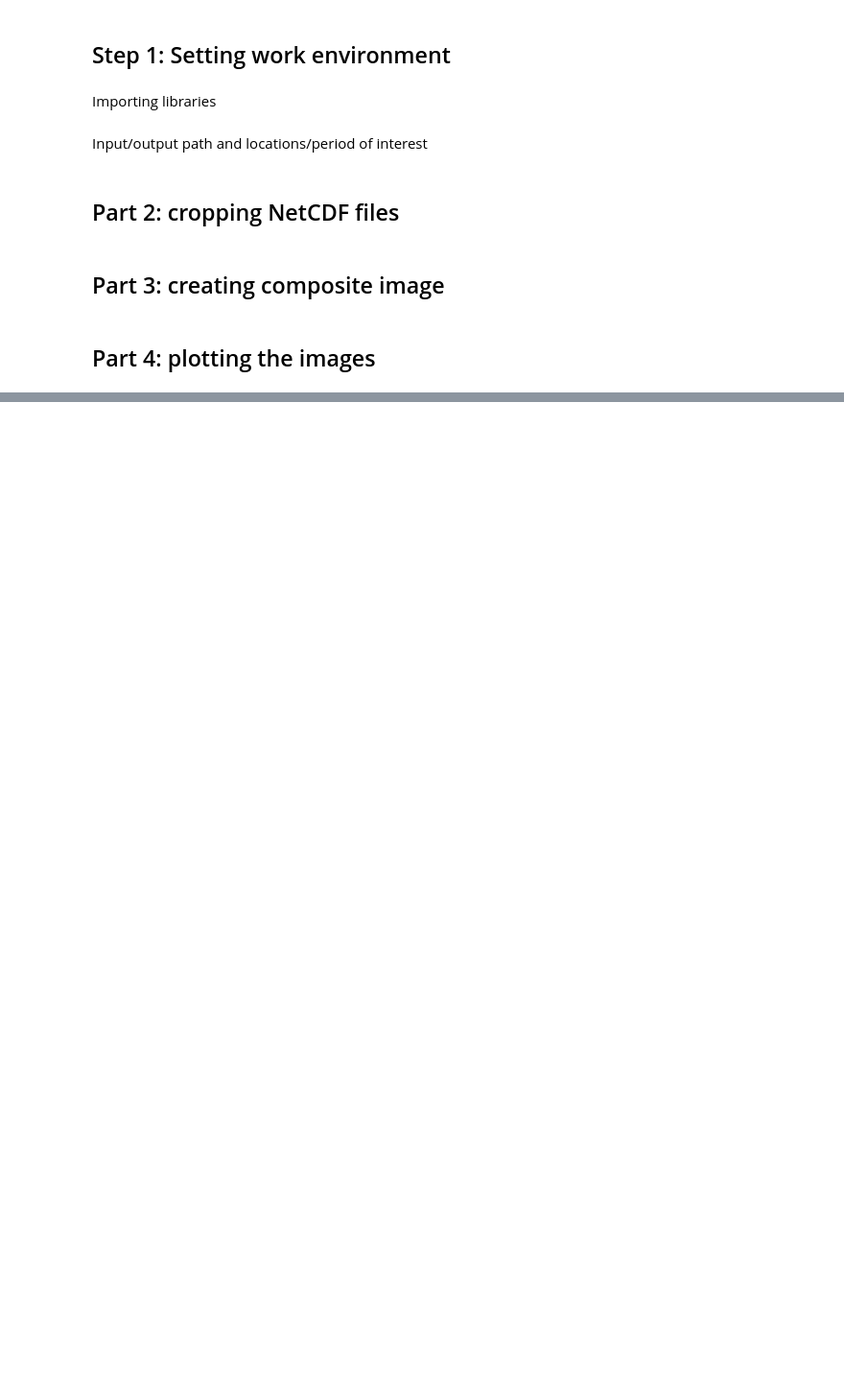
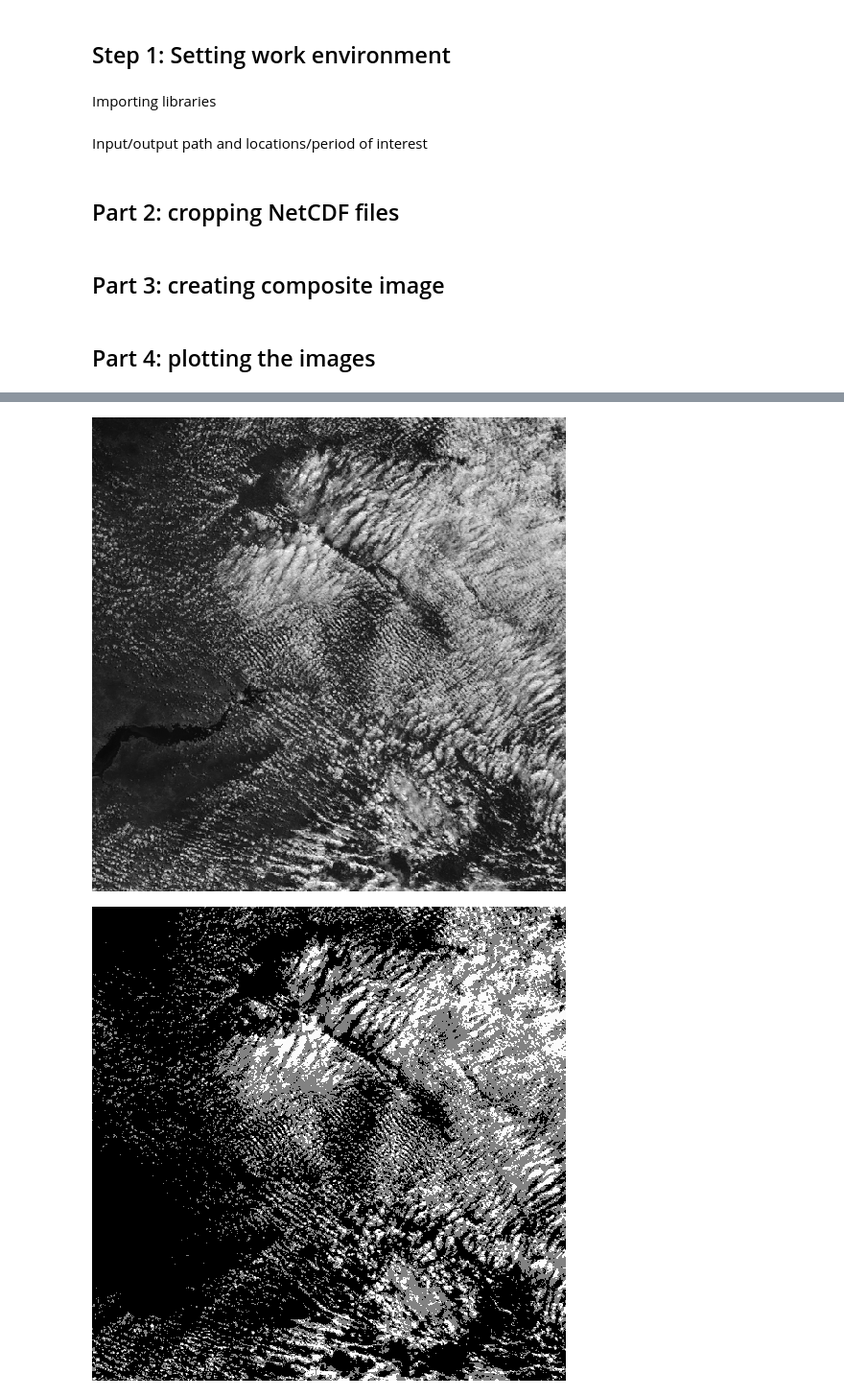
Before and after one commit to rod-xavier/masters-codes, a Jupyter notebook: clear_sky.ipynb, the cells around one changed output, grey strips where cells are left out. Shown at 96% size. Drawn from its saved outputs; the diff is of its cells as text; code cells hidden in the pictures; blank space fills up the shorter version.

```diff
--- a/clear_sky.ipynb
+++ b/clear_sky.ipynb
@@ -793,0 +766,40 @@ for location in locations:
+# %%
+locations = ['brb', 'cpa', 'ptr', 'sms']
+
+path = rf'C:\Users\rodri\Desktop\composicoes\{location}\imagens'
+directory = os.fsencode(path)
+os.chdir(path)
+
+for location in locations:
+
+    for folder_month in os.listdir(directory):
+
+        folder_month = folder_month.decode('utf-8')
+        new_path = rf'C:\Users\rodri\Desktop\composicoes\{location}\imagens\{folder_month}'
+
+        for folder_hour in os.listdir(new_path):
+
+            new_path = rf'C:\Users\rodri\Desktop\composicoes\{location}\imagens\{folder_month}\{folder_hour}'
+
+            for file in os.listdir(new_path):
+                # Opens a image in RGB mode
+                file_path = new_path + f'\\{file}'
+                img = Image.open(file_path).convert('L')
+                # Size of the image in pixels (size of orginal image)
+                # (This is not mandatory)
+                width, height = img.size
+
+                # Setting the points for cropped image
+                left = 122
+                top = 111
+                right = 616
+                bottom = 605
+
+                # Cropped image of above dimension
+                # (It will not change orginal image)
+                im1 = img.crop((left, top, right, bottom))
+
+                # Overwriting the file (IT WILL CHANGE THE ORIGINAL IMAGE)
+                im1.save(file_path)
+                img.close()
+                im1.close()
@@ -793,0 +917,5 @@ for location in locations:
+# %%
+display(img1, img2)
+# %% [output]
+[figure, added]
+[figure, added]
```
Also changed, not shown: parts of 11 cells of this notebook.
